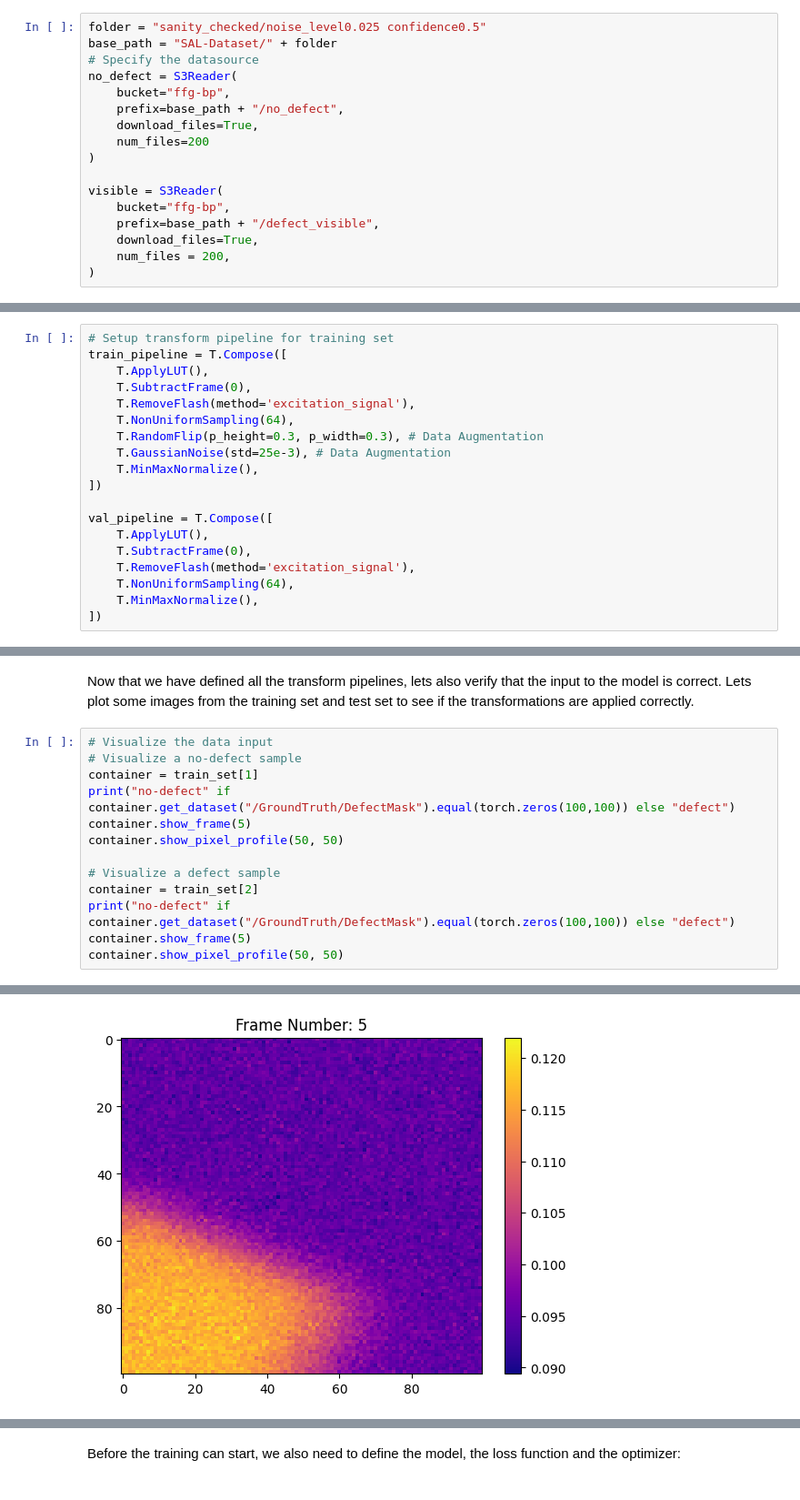
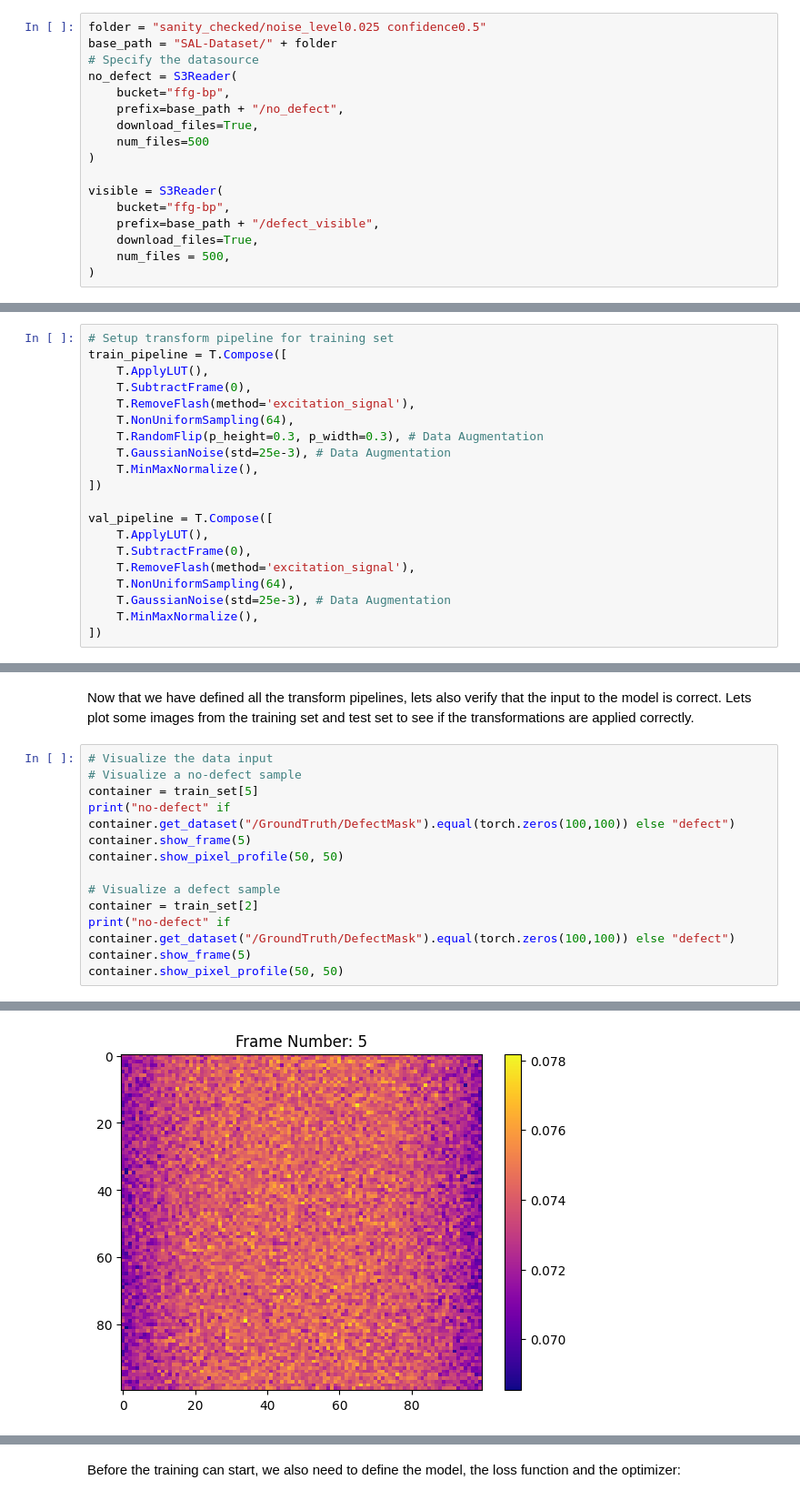
Before and after one commit to voidsy-gmbh/pyThermoNDT, a Jupyter notebook: examples/example4_model_training.ipynb, the cells around one changed output, grey strips where cells are left out. Shown at 91% size. Drawn from its saved outputs; the diff is of its cells as text.

```diff
--- a/examples/example4_model_training.ipynb
+++ b/examples/example4_model_training.ipynb
@@ -34,14 +37,14 @@ no_defect = S3Reader(
     bucket="ffg-bp",
     prefix=base_path + "/no_defect",
     download_files=True,
-    num_files=200
+    num_files=500
 )
 
 visible = S3Reader(
     bucket="ffg-bp",
     prefix=base_path + "/defect_visible",
     download_files=True,
-    num_files = 200,
+    num_files = 500,
 )
 # %% [markdown]
 Now we can combine these datasources by creating a dataset.
@@ -67,5 +70,6 @@ val_pipeline = T.Compose([
     T.SubtractFrame(0),
     T.RemoveFlash(method='excitation_signal'),
     T.NonUniformSampling(64),
+    T.GaussianNoise(std=25e-3), # Data Augmentation
     T.MinMaxNormalize(),
 ])
@@ -126,7 +197,7 @@ Now that we have defined all the transform pipelines, lets also verify that the
 # %%
 # Visualize the data input
 # Visualize a no-defect sample
-container = train_set[1]
+container = train_set[5]
 print("no-defect" if container.get_dataset("/GroundTruth/DefectMask").equal(torch.zeros(100,100)) else "defect")
 container.show_frame(5)
 container.show_pixel_profile(50, 50)
@@ -141 +212 @@ defect
-[figure, old version]
+[figure, new version]
```
Also changed, not shown: parts of 13 cells of this notebook, 19 other files.
